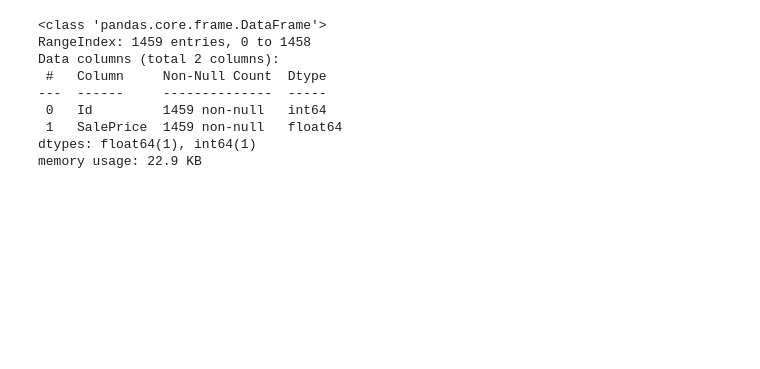
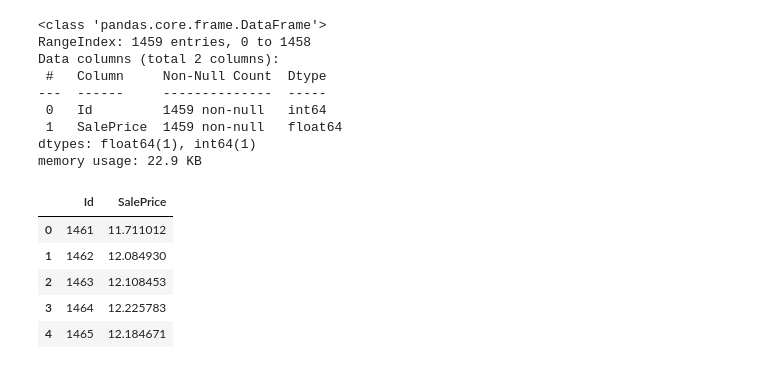
Before and after one commit to JeanMichelBereder/Kaggle, a Jupyter notebook: kaggle-house-prices.ipynb, the cells around one changed output. Saved outputs shown, nothing was run; the diff lists cells and outputs as text; code cells hidden in the pictures; blank space fills up the shorter version.

```diff
--- a/kaggle-house-prices.ipynb
+++ b/kaggle-house-prices.ipynb
@@ -300,3 +299,12 @@ Data columns (total 2 columns):
  1   SalePrice  1459 non-null   float64
 dtypes: float64(1), int64(1)
 memory usage: 22.9 KB
+# %%
+result.head()
+# %% [output]
+|  | Id | SalePrice |
+| 0 | 1461 | 11.711012 |
+| 1 | 1462 | 12.084930 |
+| 2 | 1463 | 12.108453 |
+| 3 | 1464 | 12.225783 |
+| 4 | 1465 | 12.184671 |
```
Also changed, not shown: parts of 6 cells of this notebook.
